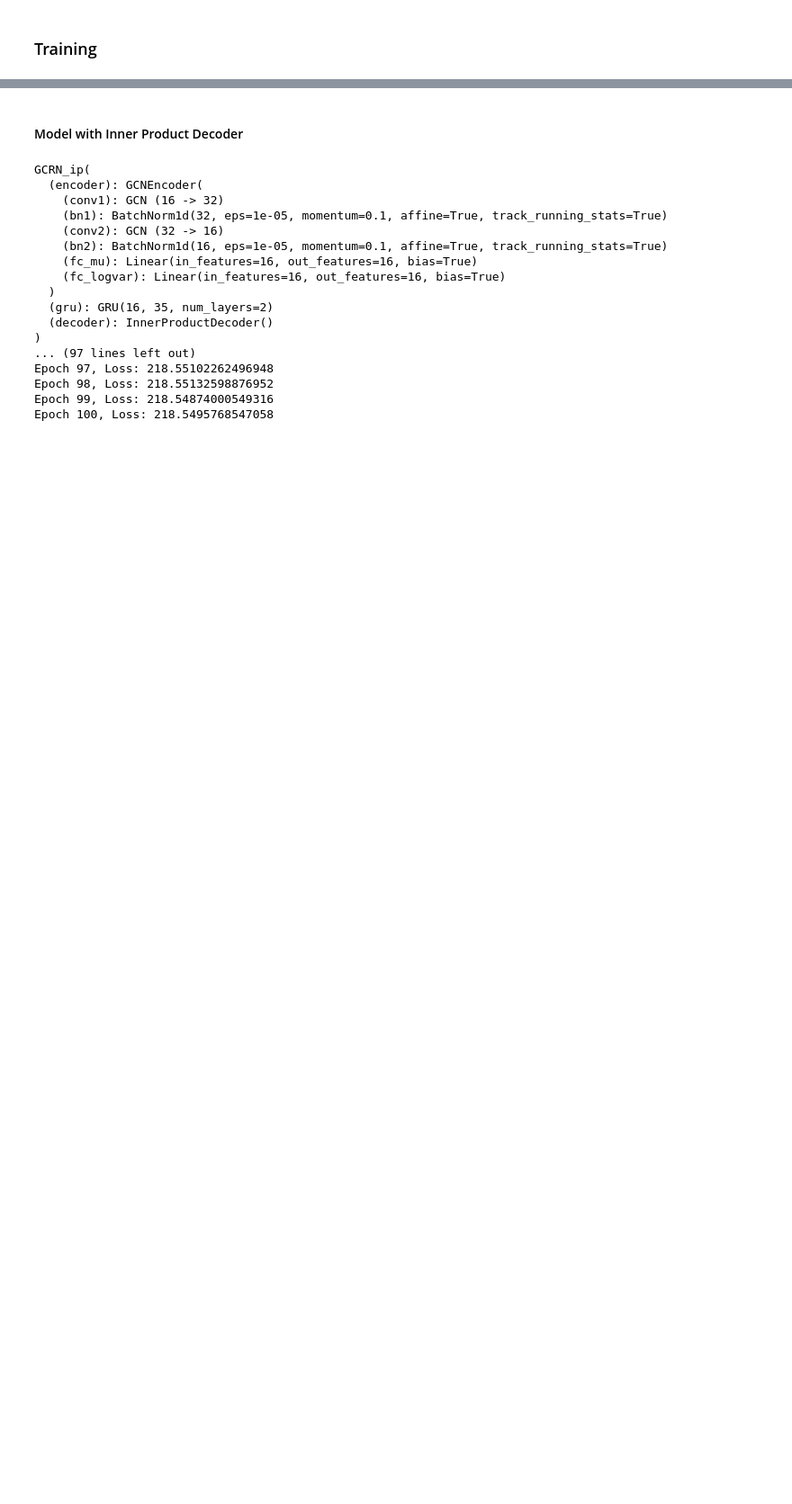
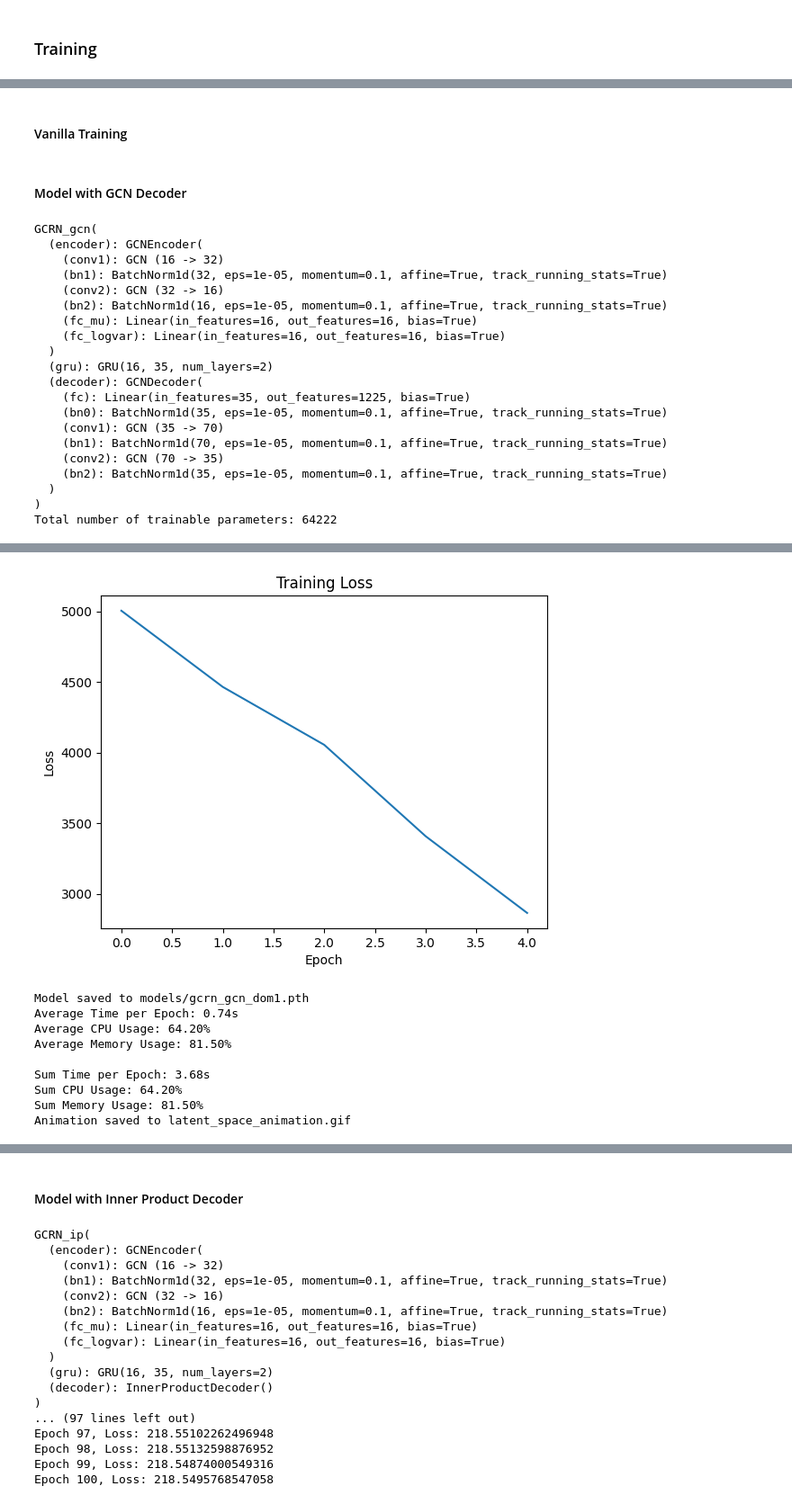
Before and after one commit to GitaAyu06/unifiedbrain, a Jupyter notebook: model_explore-domain_specific.ipynb, the cells around one changed output, grey strips where cells are left out. Shown at 90% size. Cells and saved outputs as stored; diff of their text form; code cells hidden in the pictures; blank space fills up the shorter version.

```diff
--- a/model_explore-domain_specific.ipynb
+++ b/model_explore-domain_specific.ipynb
@@ -608,7 +677,18 @@ class GCRN_ffn(nn.Module):
 # %%
-def loss_function(recon_adj, adj, mu, logvar):
-    recon_loss = F.mse_loss(recon_adj, adj, reduction='sum')
+def loss_function(recon_adj, adj, mu, logvar, lambda_1=1.0, lambda_2=0.5):
+    # Generative loss
+    gen_loss = F.l1_loss(recon_adj, adj, reduction='sum')
+
+    # Topological loss
+    node_strength_recon = torch.sum(recon_adj, dim=1)
+    node_strength_gt = torch.sum(adj, dim=1)
+    top_loss = F.mse_loss(node_strength_recon, node_strength_gt, reduction='sum')
+
+    # KLD loss
     kld_loss = -0.5 * torch.sum(1 + logvar - mu.pow(2) - logvar.exp())
-    return recon_loss + kld_loss
+
+    # Total loss
+    loss = gen_loss + (lambda_1 * top_loss) + (lambda_2 * kld_loss)
+    return loss
 # %% [markdown]
 ### Training
@@ -615 +812,3 @@ def loss_function(recon_adj, adj, mu, logvar):
+# %% [markdown]
+#### Vanilla Training
 # %%
@@ -665,3 +920,37 @@ input_dim = 35
 feature_dim = 16
 hidden_rec_dim = 35
 num_rec_layers = 2
+# %% [markdown]
+#### Model with GCN Decoder
+# %%
+
+model_gcn = GCRN_gcn(input_dim, feature_dim, hidden_rec_dim, num_rec_layers)
+print(model_gcn)
+print(f"Total number of trainable parameters: {model_gcn.count_parameters()}")
+
+# Train model
+train_model(model_gcn, x_train, adj_train, num_epochs=5, lr=0.0001, save_path="models/gcrn_gcn_dom1.pth")
+
+# # Train model with gradient analyis
+# train_model_with_gradient_analysis(model_gcn, x_train, adj_train,model_path="models/gcrn_gcn_dom1.pth", gif_path="gradient_analysis/",  num_epochs=60, lr=0.0001)
+# %% [output]
+GCRN_gcn(
+  (encoder): GCNEncoder(
+    (conv1): GCN (16 -> 32)
+    (bn1): BatchNorm1d(32, eps=1e-05, momentum=0.1, affine=True, track_running_stats=True)
+    (conv2): GCN (32 -> 16)
+    (bn2): BatchNorm1d(16, eps=1e-05, momentum=0.1, affine=True, track_running_stats=True)
+    (fc_mu): Linear(in_features=16, out_features=16, bias=True)
+    (fc_logvar): Linear(in_features=16, out_features=16, bias=True)
+  )
+  (gru): GRU(16, 35, num_layers=2)
+  (decoder): GCNDecoder(
+    (fc): Linear(in_features=35, out_features=1225, bias=True)
+    (bn0): BatchNorm1d(35, eps=1e-05, momentum=0.1, affine=True, track_running_stats=True)
+    (conv1): GCN (35 -> 70)
+    (bn1): BatchNorm1d(70, eps=1e-05, momentum=0.1, affine=True, track_running_stats=True)
+    (conv2): GCN (70 -> 35)
+    (bn2): BatchNorm1d(35, eps=1e-05, momentum=0.1, affine=True, track_running_stats=True)
+  )
+)
+Total number of trainable parameters: 64222
@@ -667,0 +967,10 @@ num_rec_layers = 2
+[figure, added]
+Model saved to models/gcrn_gcn_dom1.pth
+Average Time per Epoch: 0.74s
+Average CPU Usage: 64.20%
+Average Memory Usage: 81.50%
+
+Sum Time per Epoch: 3.68s
+Sum CPU Usage: 64.20%
+Sum Memory Usage: 81.50%
+Animation saved to latent_space_animation.gif
```
Also changed, not shown: parts of 35 cells of this notebook, 9 other files.
